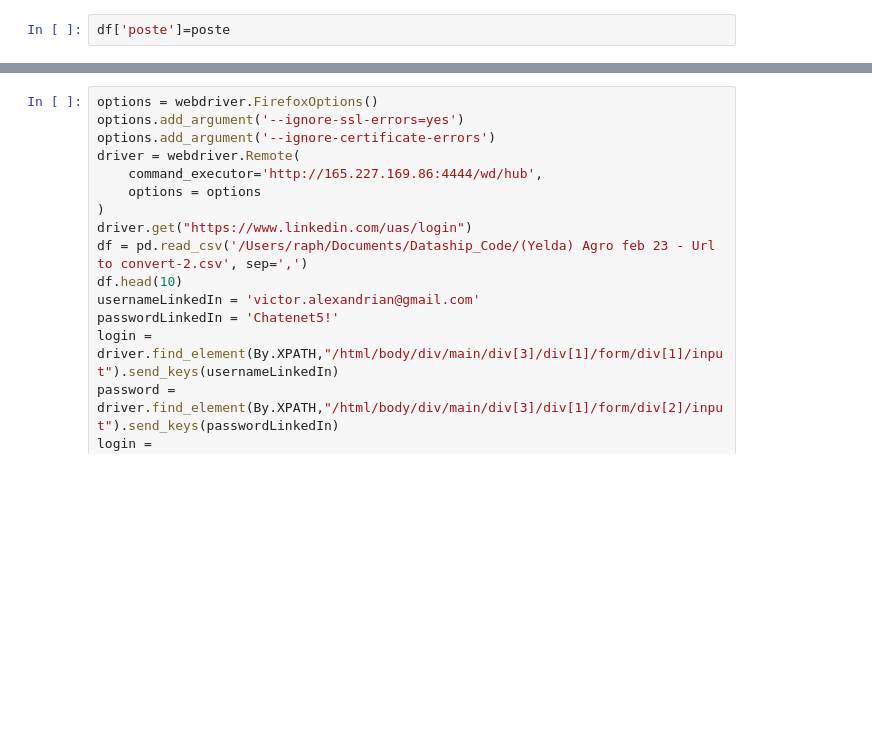
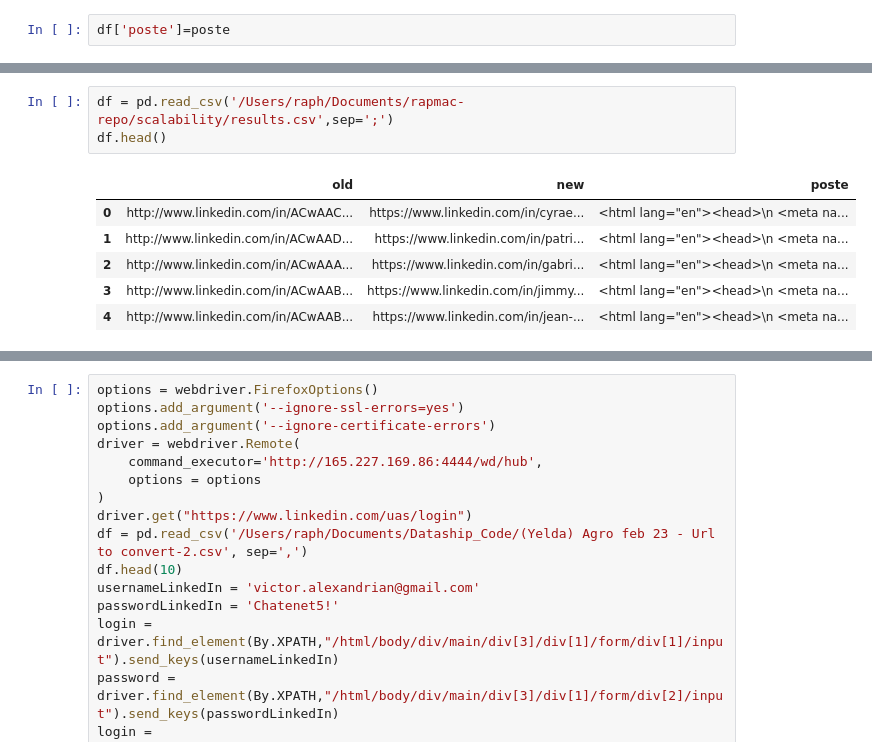
Before and after one commit to RapmacED/rapmac-repo, a Jupyter notebook: scalability/linkedIn.ipynb, the cells around one changed output, grey strips where cells are left out. Saved outputs shown, nothing was run; the diff lists cells and outputs as text; blank space fills up the shorter version.

```diff
--- a/scalability/linkedIn.ipynb
+++ b/scalability/linkedIn.ipynb
@@ -41,0 +49,10 @@ driver.quit()
+# %%
+df = pd.read_csv('/Users/raph/Documents/rapmac-repo/scalability/results.csv',sep=';')
+df.head()
+# %% [output]
+|  | old | new | poste |
+| 0 | http://www.linkedin.com/in/ACwAAC... | https://www.linkedin.com/in/cyrae... | <html lang="en"><head>\n <meta na... |
+| 1 | http://www.linkedin.com/in/ACwAAD... | https://www.linkedin.com/in/patri... | <html lang="en"><head>\n <meta na... |
+| 2 | http://www.linkedin.com/in/ACwAAA... | https://www.linkedin.com/in/gabri... | <html lang="en"><head>\n <meta na... |
+| 3 | http://www.linkedin.com/in/ACwAAB... | https://www.linkedin.com/in/jimmy... | <html lang="en"><head>\n <meta na... |
+| 4 | http://www.linkedin.com/in/ACwAAB... | https://www.linkedin.com/in/jean-... | <html lang="en"><head>\n <meta na... |
```
Also changed, not shown: parts of 11 cells of this notebook, 10 other files.
